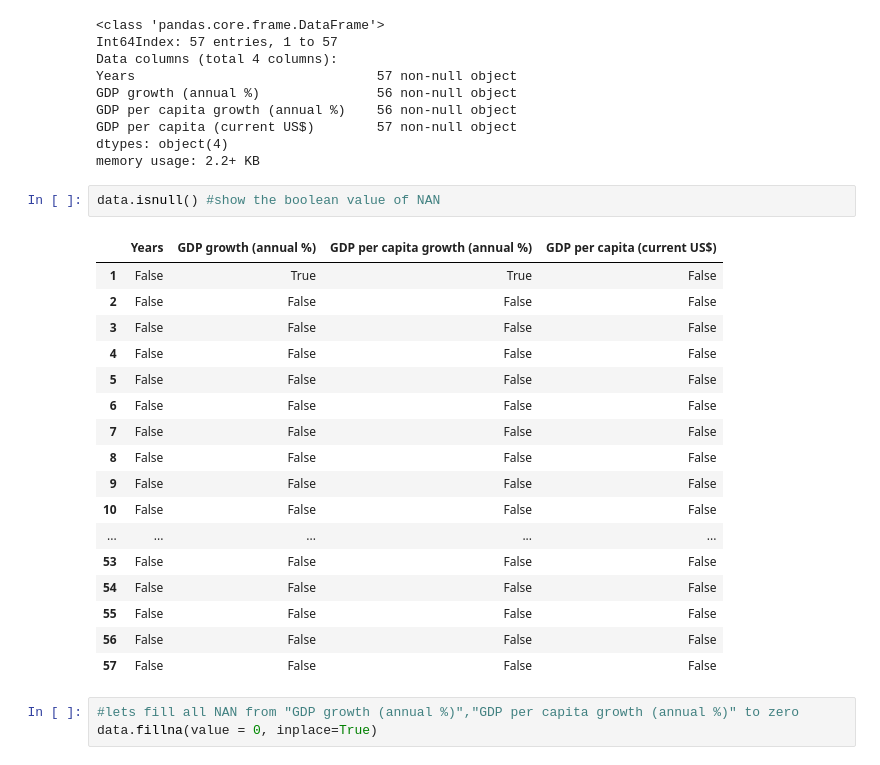
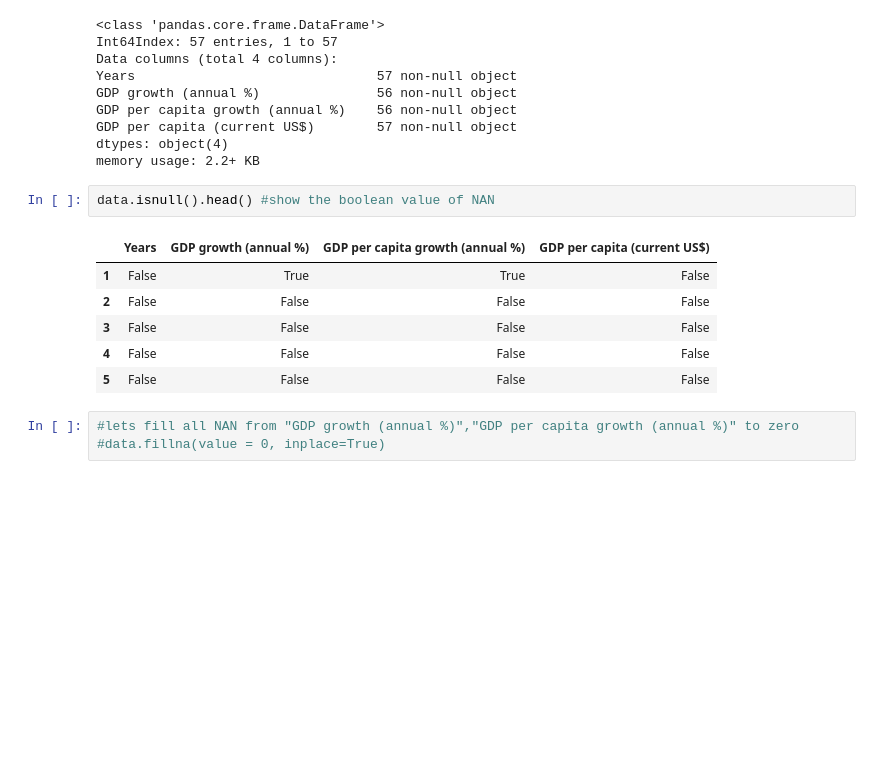
Before and after one commit to bgreatfit/Data-Visualization-ProjectTeam-Group4, a Jupyter notebook: GDP & Crude Oil Prices .ipynb, the cells around one changed output. Saved outputs shown, nothing was run; the diff lists cells and outputs as text; blank space fills up the shorter version.

Commit message:
added data visualization and cleaned messy data

```diff
--- a/GDP & Crude Oil Prices .ipynb
+++ b/GDP & Crude Oil Prices .ipynb
@@ -63,28 +64,17 @@ GDP per capita (current US$)        57 non-null object
 dtypes: object(4)
 memory usage: 2.2+ KB
 # %%
-data.isnull() #show the boolean value of NAN
+data.isnull().head() #show the boolean value of NAN
 # %% [output]
 |  | Years | GDP growth (annual %) | GDP per capita growth (annual %) | GDP per capita (current US$) |
 | 1 | False | True | True | False |
 | 2 | False | False | False | False |
 | 3 | False | False | False | False |
 | 4 | False | False | False | False |
 | 5 | False | False | False | False |
-| 6 | False | False | False | False |
-| 7 | False | False | False | False |
-| 8 | False | False | False | False |
-| 9 | False | False | False | False |
-| 10 | False | False | False | False |
-| ... | ... | ... | ... | ... |
-| 53 | False | False | False | False |
-| 54 | False | False | False | False |
-| 55 | False | False | False | False |
-| 56 | False | False | False | False |
-| 57 | False | False | False | False |
 # %%
 #lets fill all NAN from "GDP growth (annual %)","GDP per capita growth (annual %)" to zero
-data.fillna(value = 0, inplace=True)
+#data.fillna(value = 0, inplace=True)
 # %%
 data.head()
 # %% [output]
```
Also changed, not shown: parts of 22 cells of this notebook, 1 other file.
